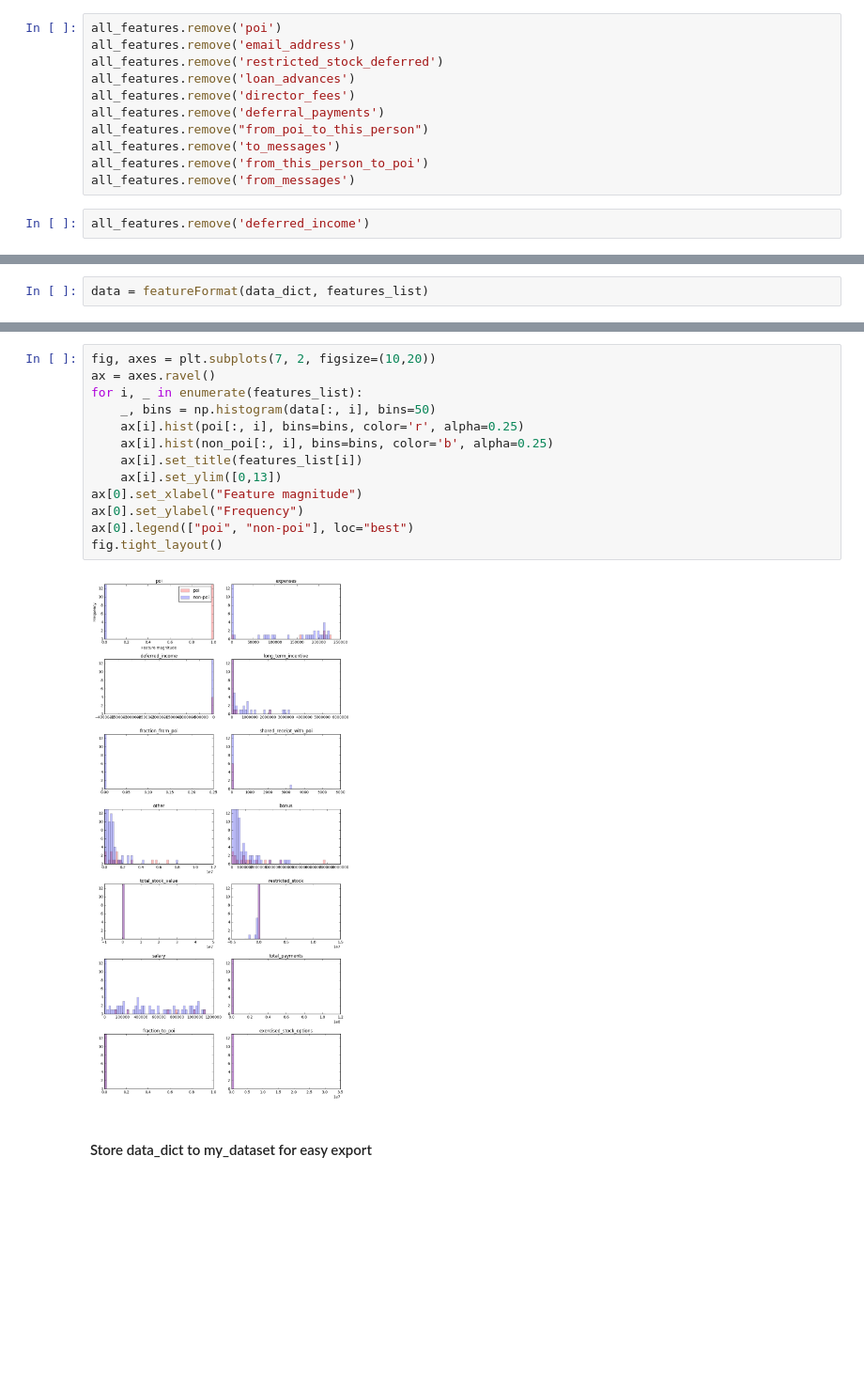
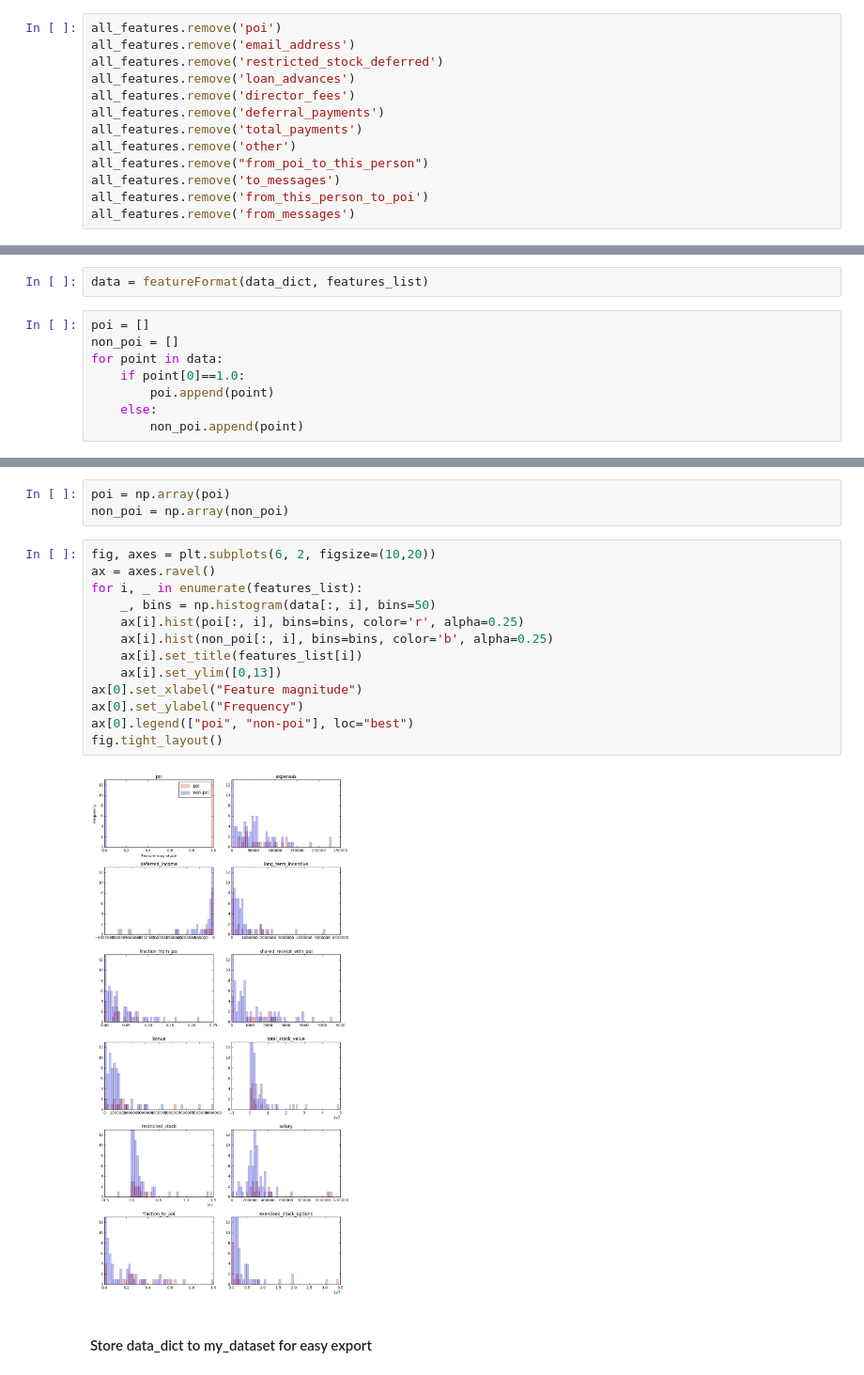
Before and after one commit to MANOJPATRA1991/intro_to_machine_learning, a Jupyter notebook: 15_project/poi_id.ipynb, the cells around one changed output, grey strips where cells are left out. Shown at 94% size. Cells and saved outputs as stored; diff of their text form; blank space fills up the shorter version.

```diff
--- a/15_project/poi_id.ipynb
+++ b/15_project/poi_id.ipynb
@@ -512,12 +514,12 @@ all_features.remove('restricted_stock_deferred')
 all_features.remove('loan_advances')
 all_features.remove('director_fees')
 all_features.remove('deferral_payments')
+all_features.remove('total_payments')
+all_features.remove('other')
 all_features.remove("from_poi_to_this_person")
 all_features.remove('to_messages')
 all_features.remove('from_this_person_to_poi')
 all_features.remove('from_messages')
-# %%
-all_features.remove('deferred_income')
 # %% [markdown]
 Redoing the histogram:
 # %%
@@ -545,2 +564,10 @@ features_list = ['poi'] + all_features
 # %%
 data = featureFormat(data_dict, features_list)
+# %%
+poi = []
+non_poi = []
+for point in data:
+    if point[0]==1.0:
+        poi.append(point)
+    else:
+        non_poi.append(point)
@@ -547,18 +582,21 @@ data = featureFormat(data_dict, features_list)
+# %%
+poi = np.array(poi)
+non_poi = np.array(non_poi)
 # %%
-fig, axes = plt.subplots(7, 2, figsize=(10,20))
+fig, axes = plt.subplots(6, 2, figsize=(10,20))
 ax = axes.ravel()
 for i, _ in enumerate(features_list):
     _, bins = np.histogram(data[:, i], bins=50)
     ax[i].hist(poi[:, i], bins=bins, color='r', alpha=0.25)
     ax[i].hist(non_poi[:, i], bins=bins, color='b', alpha=0.25)
     ax[i].set_title(features_list[i])
     ax[i].set_ylim([0,13])
 ax[0].set_xlabel("Feature magnitude")
 ax[0].set_ylabel("Frequency")
 ax[0].legend(["poi", "non-poi"], loc="best")
 fig.tight_layout()
 # %% [output]
-[figure, old version]
+[figure, new version]
 # %% [markdown]
 #### Store data_dict to my_dataset for easy export
 # %%
```
Also changed, not shown: parts of 9 cells of this notebook.
